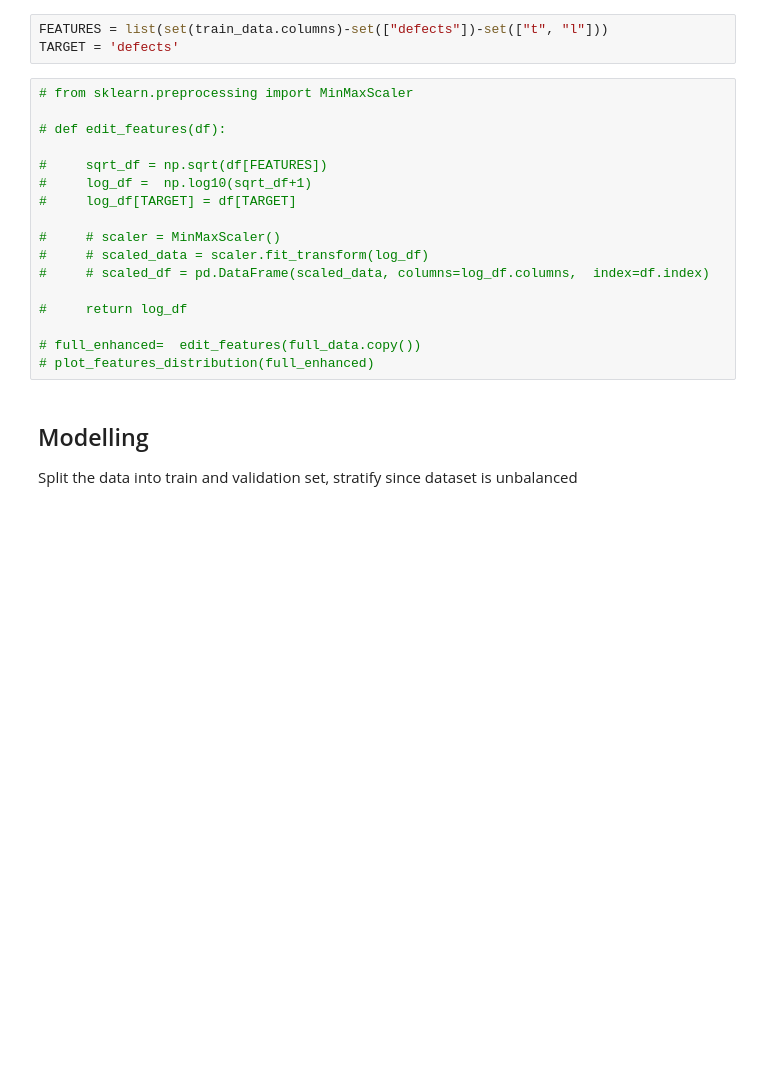
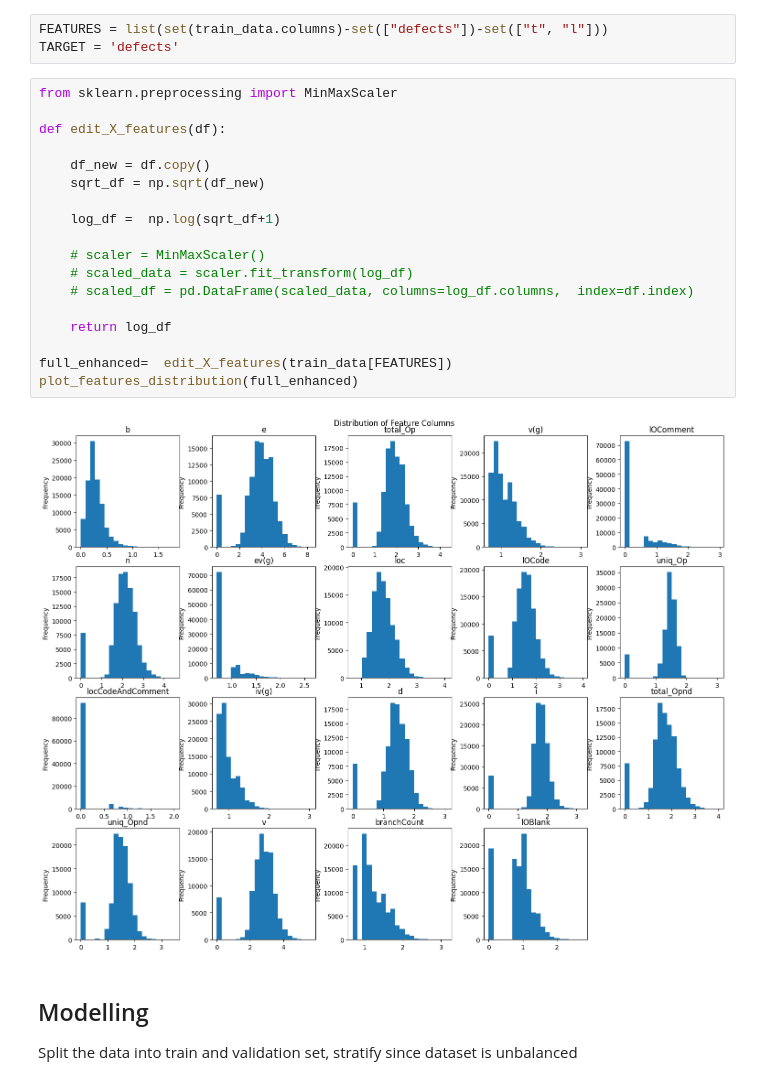
Before and after one commit to incardo/kaggle-playground, a Jupyter notebook: Binary-Classification_Software_Defects_Dataset/eda_software_defects.ipynb, the cells around one changed output. Drawn from its saved outputs; the diff is of its cells as text; blank space fills up the shorter version.

```diff
--- a/Binary-Classification_Software_Defects_Dataset/eda_software_defects.ipynb
+++ b/Binary-Classification_Software_Defects_Dataset/eda_software_defects.ipynb
@@ -248,22 +248,25 @@ plt.show()
 FEATURES = list(set(train_data.columns)-set(["defects"])-set(["t", "l"]))
 TARGET = 'defects'
 # %%
-# from sklearn.preprocessing import MinMaxScaler
+from sklearn.preprocessing import MinMaxScaler
 
-# def edit_features(df):
+def edit_X_features(df):
 
-#     sqrt_df = np.sqrt(df[FEATURES])
-#     log_df =  np.log10(sqrt_df+1)
-#     log_df[TARGET] = df[TARGET]
+    df_new = df.copy()
+    sqrt_df = np.sqrt(df_new)
 
-#     # scaler = MinMaxScaler()
-#     # scaled_data = scaler.fit_transform(log_df)
-#     # scaled_df = pd.DataFrame(scaled_data, columns=log_df.columns,  index=df.index)
+    log_df =  np.log(sqrt_df+1)
 
-#     return log_df
+    # scaler = MinMaxScaler()
+    # scaled_data = scaler.fit_transform(log_df)
+    # scaled_df = pd.DataFrame(scaled_data, columns=log_df.columns,  index=df.index)
 
-# full_enhanced=  edit_features(full_data.copy())
-# plot_features_distribution(full_enhanced)
+    return log_df
+
+full_enhanced=  edit_X_features(train_data[FEATURES])
+plot_features_distribution(full_enhanced)
+# %% [output]
+[figure, added]
 # %% [markdown]
 ## Modelling
 Split the data into train and validation set, stratify since dataset is unbalanced
```
Also changed, not shown: parts of 19 cells of this notebook, 3 other files.
